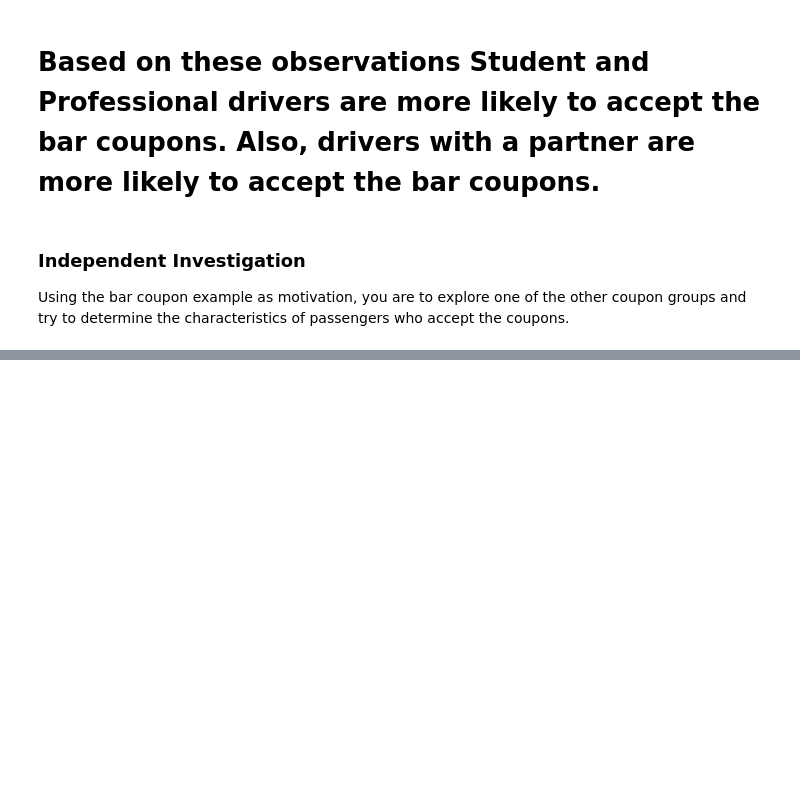
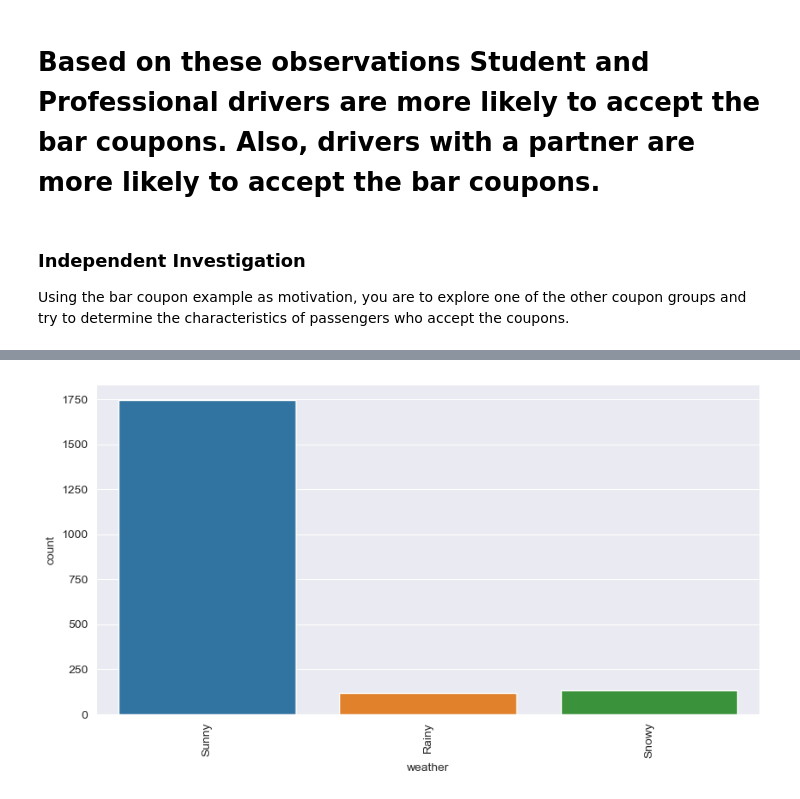
Before and after one commit to BerkeleyAIML/Module5CustomerCoupon, a Jupyter notebook: prompt.ipynb, the cells around one changed output, grey strips where cells are left out. Saved outputs shown, nothing was run; the diff lists cells and outputs as text; code cells hidden in the pictures; blank space fills up the shorter version.

```diff
--- a/prompt.ipynb
+++ b/prompt.ipynb
@@ -447,0 +471,8 @@ Using the bar coupon example as motivation, you are to explore one of the other
+# %%
+# count plot of wheather column and Y = 1
+plt.figure(figsize=(10,5))
+sns.countplot(x='weather', data=coffee_house[coffee_house['Y'] == 1])
+plt.xticks(rotation=90)
+plt.show()
+# %% [output]
+[figure, added]
```
Also changed, not shown: parts of 4 cells of this notebook.
